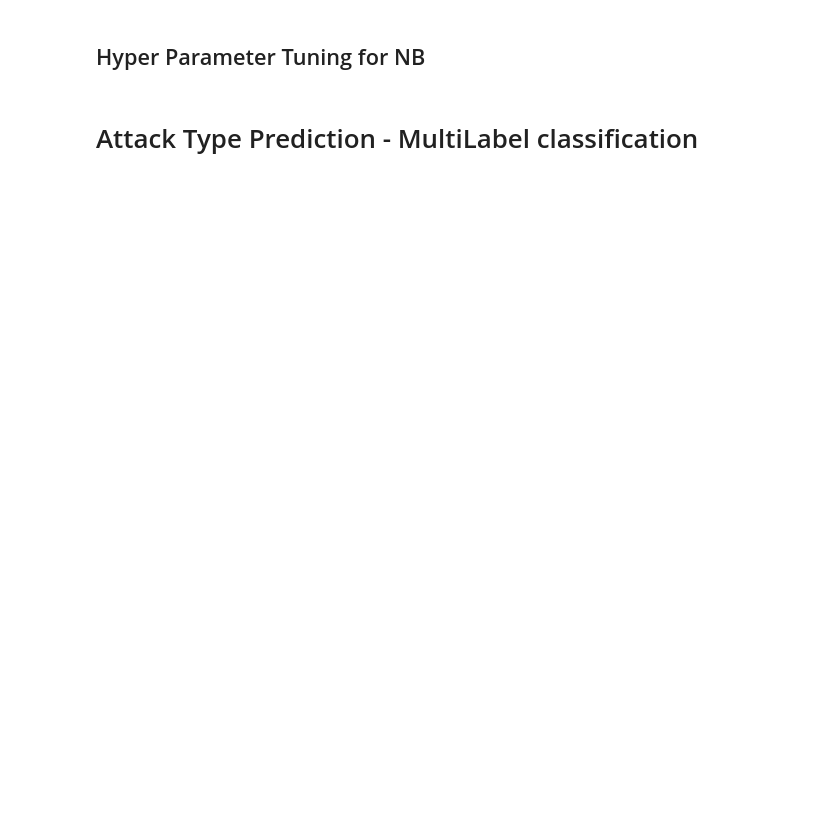
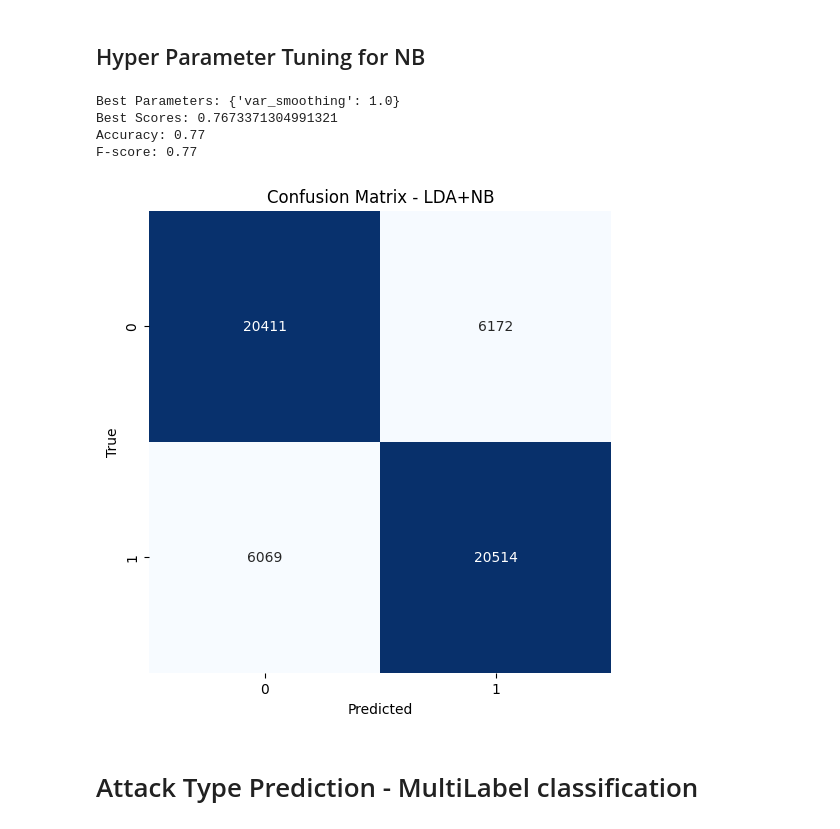
Before and after one commit to lazybug19/Attester_Design, a Jupyter notebook: verifier.ipynb, the cells around one changed output. Saved outputs shown, nothing was run; the diff lists cells and outputs as text; code cells hidden in the pictures; blank space fills up the shorter version.

```diff
--- a/verifier.ipynb
+++ b/verifier.ipynb
@@ -368,34 +388,40 @@ plt.show()
 # %%
 # Define the hyperparameters to tune
 param_grid = {'var_smoothing': np.logspace(0,-9, num=100)}
 
 grid_search = GridSearchCV(nb, param_grid, cv=5, n_jobs=-1)
 grid_search.fit(X_train_resampled, y_train_label_resampled)
 
 # Get the best hyperparameters
 best_params = grid_search.best_params_
 best_scores = grid_search.best_score_
 print("Best Parameters:", best_params)
 print("Best Scores:", best_scores)
 
 # Create a new RandomForestClassifier model with the best hyperparameters
-nb_best = RandomForestClassifier(**best_params)
+nb_best = GaussianNB(**best_params)
 nb_best.fit(X_train_resampled, y_train_label_resampled)
 y_pred = nb_best.predict(X_test_resampled)
 
 #Evaluation metrics
 accuracy = accuracy_score(y_test_label_resampled, y_pred3)
 fscore = f_score(y_test_label_resampled, y_pred3)
 conf_m = confusion_matrix(y_test_label_resampled, y_pred3)
 print(f'Accuracy: {accuracy:.2f}')
 print(f'F-score: {fscore:.2f}')
 
 plt.figure(figsize=(6, 6))
 sns.heatmap(conf_m, annot=True, fmt="d", cmap="Blues", cbar=False, square=True)
 plt.xlabel("Predicted")
 plt.ylabel("True")
 plt.title("Confusion Matrix - LDA+NB")
 plt.show()
+# %% [output]
+Best Parameters: {'var_smoothing': 1.0}
+Best Scores: 0.7673371304991321
+Accuracy: 0.77
+F-score: 0.77
+[figure, added]
 # %% [markdown]
 # Attack Type Prediction - MultiLabel classification
 # %%
```
Also changed, not shown: parts of 6 cells of this notebook.
